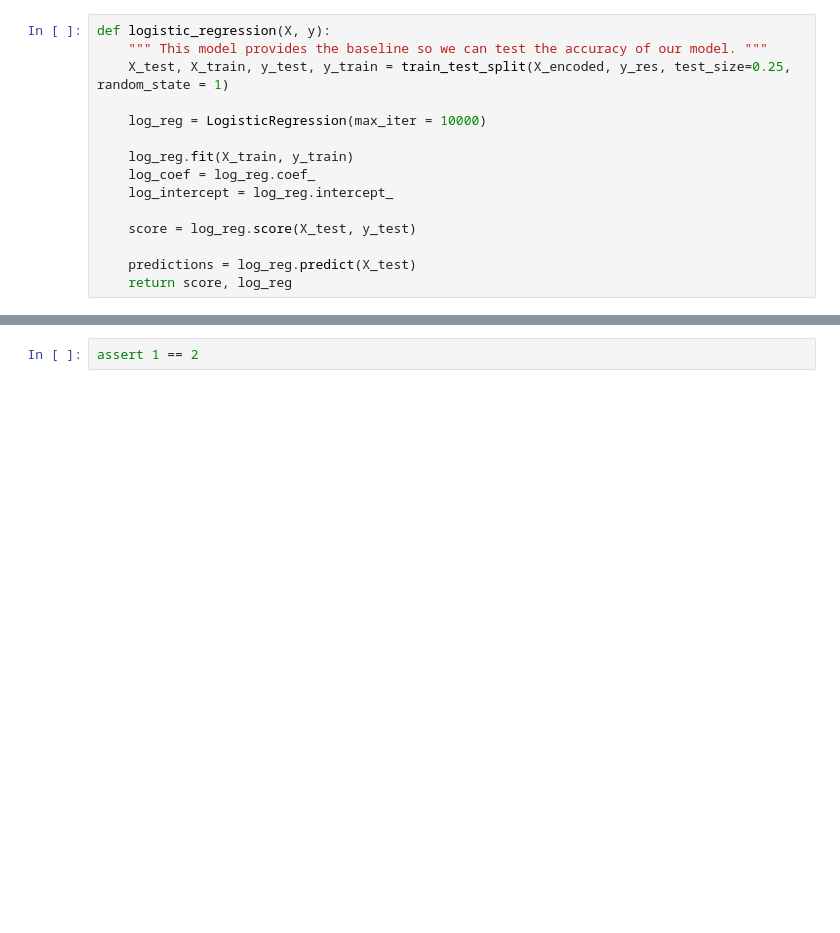
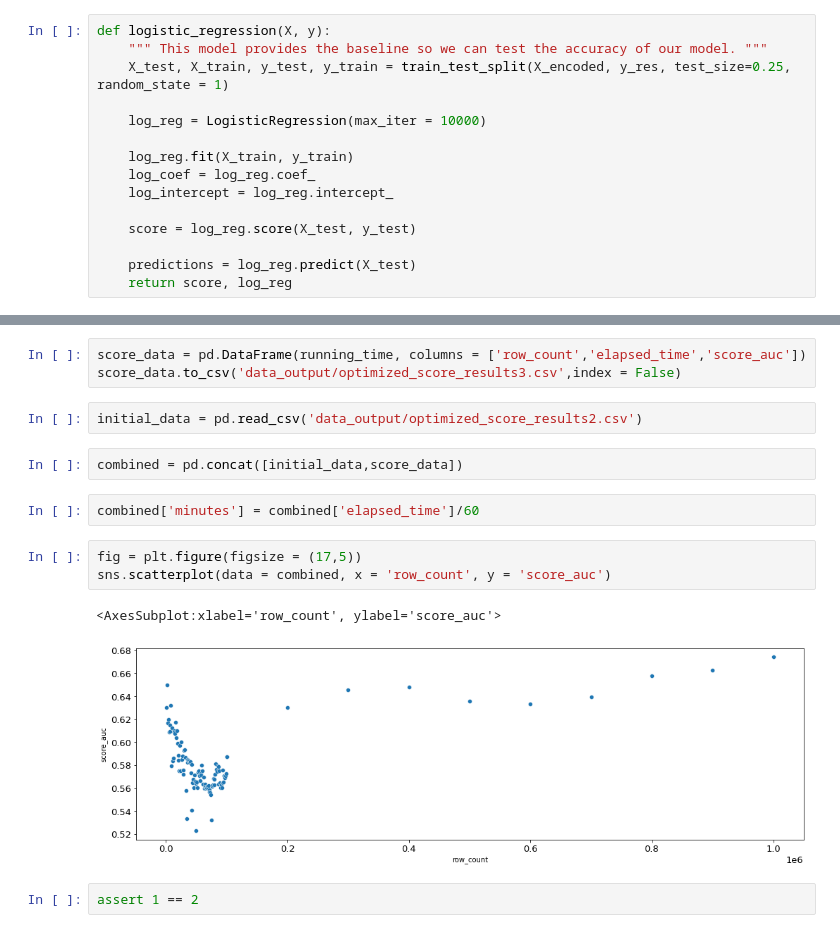
Before and after one commit to jedc4xer/model_assessment, a Jupyter notebook: xgb_improved.ipynb, the cells around one changed output, grey strips where cells are left out. Cells and saved outputs as stored; diff of their text form; blank space fills up the shorter version.

```diff
--- a/xgb_improved.ipynb
+++ b/xgb_improved.ipynb
@@ -437,3 +490,18 @@ for size in range(59000,100100, 1000):
+# %%
+score_data = pd.DataFrame(running_time, columns = ['row_count','elapsed_time','score_auc'])
+score_data.to_csv('data_output/optimized_score_results3.csv',index = False)
+# %%
+initial_data = pd.read_csv('data_output/optimized_score_results2.csv')
+# %%
+combined = pd.concat([initial_data,score_data])
+# %%
+combined['minutes'] = combined['elapsed_time']/60
+# %%
+fig = plt.figure(figsize = (17,5))
+sns.scatterplot(data = combined, x = 'row_count', y = 'score_auc')
+# %% [output]
+<AxesSubplot:xlabel='row_count', ylabel='score_auc'>
+[figure, added]
 # %%
 assert 1 == 2
 # %%
```
Also changed, not shown: parts of 2 cells of this notebook.
